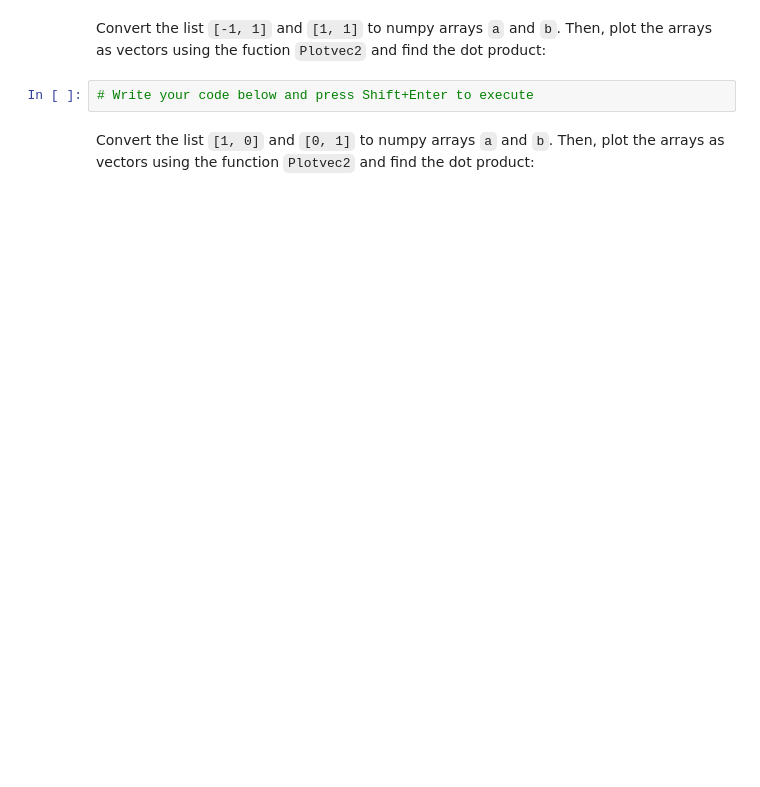
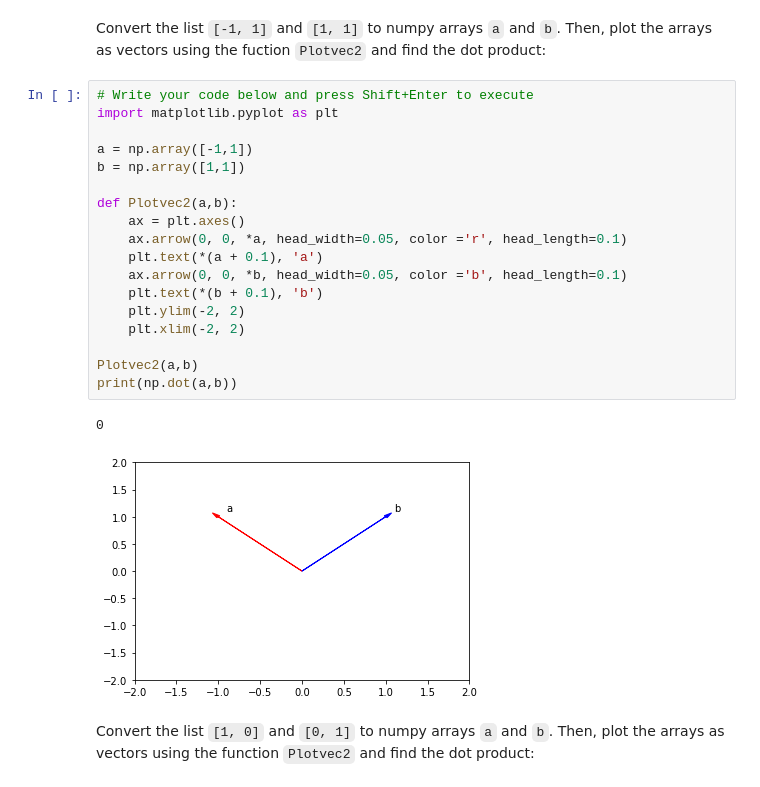
Before and after one commit to nicaimportante/python-exer, a Jupyter notebook: Copy_of_Aral_Aral_Python_Review_Exercises.ipynb, the cells around one changed output. Saved outputs shown, nothing was run; the diff lists cells and outputs as text; blank space fills up the shorter version.

```diff
--- a/Copy_of_Aral_Aral_Python_Review_Exercises.ipynb
+++ b/Copy_of_Aral_Aral_Python_Review_Exercises.ipynb
@@ -324,7 +454,26 @@ Consider the list <code>[1, 2, 3, 4, 5]</code> and <code>[1, 0, 1, 0, 1]</code>,
 # %% [markdown]
 Convert the list <code>[-1, 1]</code> and <code>[1, 1]</code> to numpy arrays <code>a</code> and <code>b</code>.  Then, plot the arrays as vectors using the fuction <code>Plotvec2</code> and find the dot product:
-# %%
-# Write your code below and press Shift+Enter to execute
+# %%
+# Write your code below and press Shift+Enter to execute
+import matplotlib.pyplot as plt
+
+a = np.array([-1,1])
+b = np.array([1,1])
+
+def Plotvec2(a,b):
+    ax = plt.axes()
+    ax.arrow(0, 0, *a, head_width=0.05, color ='r', head_length=0.1)
+    plt.text(*(a + 0.1), 'a')
+    ax.arrow(0, 0, *b, head_width=0.05, color ='b', head_length=0.1)
+    plt.text(*(b + 0.1), 'b')
+    plt.ylim(-2, 2)
+    plt.xlim(-2, 2)
+
+Plotvec2(a,b)
+print(np.dot(a,b))
+# %% [output]
+0
+[figure, added]
 # %% [markdown]
 Convert the list <code>[1, 0]</code> and <code>[0, 1]</code> to numpy arrays <code>a</code> and <code>b</code>. Then, plot the arrays as vectors using the function <code>Plotvec2</code> and find the dot product:
 # %%
```
Also changed, not shown: parts of 25 cells of this notebook.
